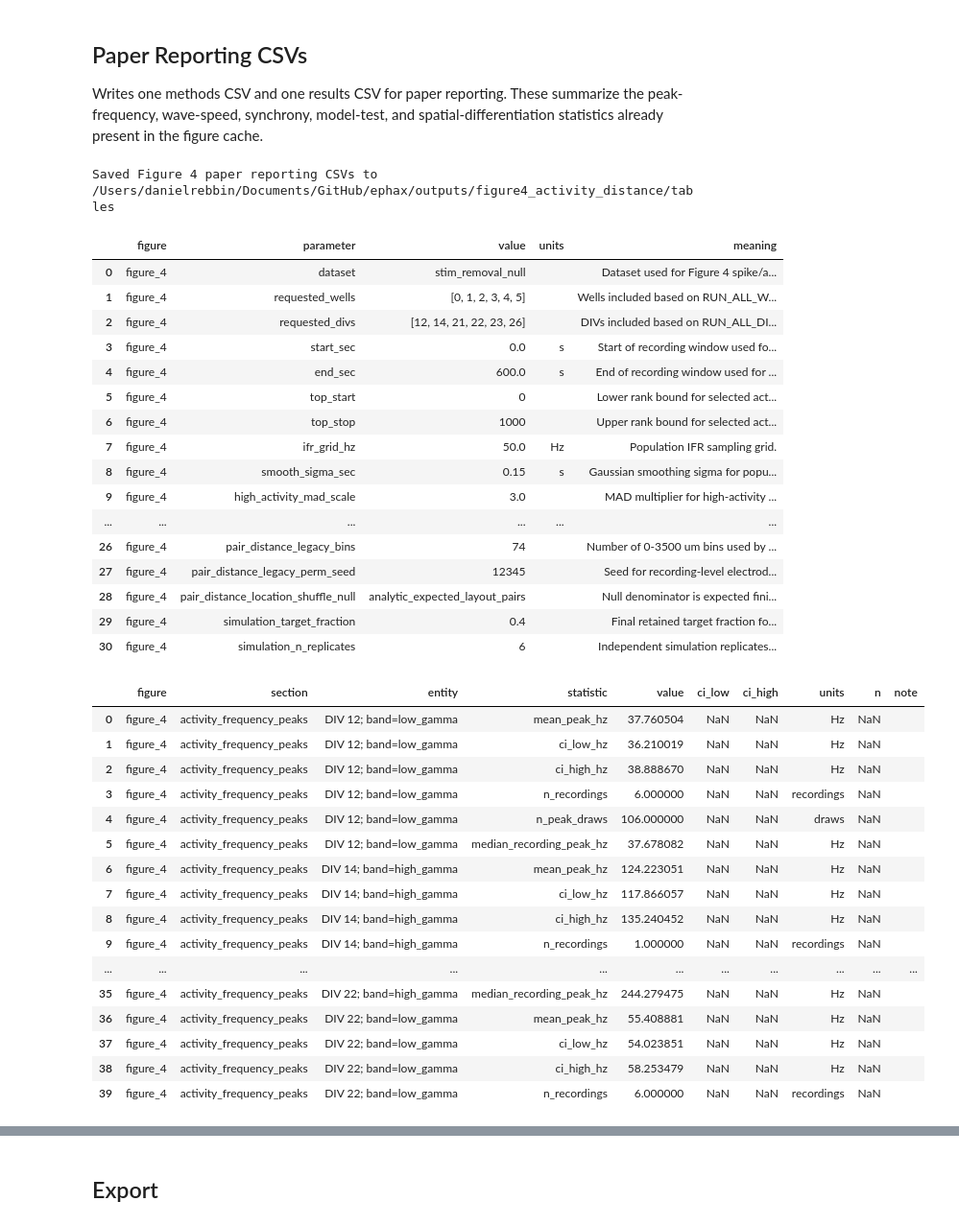
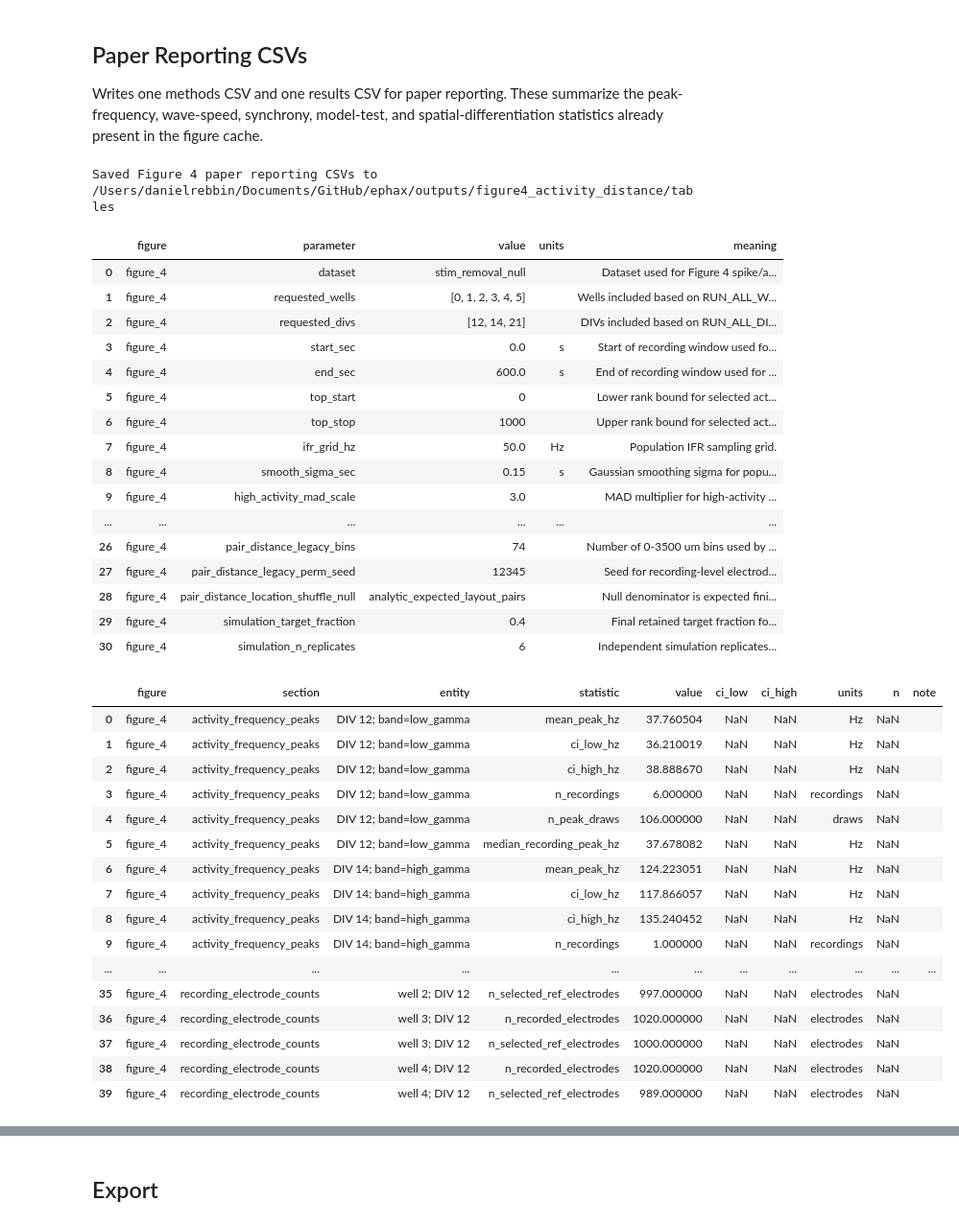
Before and after one commit to dlrebbin98/ephax, a Jupyter notebook: Notebooks/figure_4_activity_distance_compilation.ipynb, the cells around one changed output, grey strips where cells are left out. Shown at 96% size. Drawn from its saved outputs; the diff is of its cells as text; code cells hidden in the pictures.

```diff
--- a/Notebooks/figure_4_activity_distance_compilation.ipynb
+++ b/Notebooks/figure_4_activity_distance_compilation.ipynb
@@ -224,6 +225,8 @@ def figure4_config_digest():
         "distance_bin_um": DISTANCE_BIN_UM,
         "sync_matrix_bin_ms": SYNC_MATRIX_BIN_MS,
         "sync_bootstrap_reps": SYNC_BOOTSTRAP_REPS,
+        "sync_hierarchical_bootstrap_reps": SYNC_HIERARCHICAL_BOOTSTRAP_REPS,
+        "sync_hierarchical_bootstrap_unit": "wells_then_recordings_then_recording_bootstrap_rows_v1",
         "sync_null_method": SYNC_NULL_METHOD,
         "sync_n_surrogates": SYNC_N_SURROGATES,
         "sync_random_seed": SYNC_RANDOM_SEED,
@@ -501,6 +504,10 @@ def load_figure4_cache():
     table_payload = load_figure4_tables_cache()
     if table_payload is not None:
         return table_payload
+    legacy_table_payload = supplement_payload_from_tables({})
+    if has_minimum_cached_results(legacy_table_payload):
+        print("Loaded legacy Figure 4 derived tables; current-schema synchrony/model tables will be regenerated as needed.")
+        return legacy_table_payload
     return None
 
 
@@ -2798,6 +2892,32 @@ figure4_panel_stats = figure_payload.get("figure4_panel_stats", pd.DataFrame())
 example_layout_grid_df = figure_payload.get("example_layout_grid_df", pd.DataFrame())
 example_kde_curve_df = figure_payload.get("example_kde_curve_df", pd.DataFrame())
 example_kde_peak_df = figure_payload.get("example_kde_peak_df", pd.DataFrame())
+
+sync_summary_current = (
+    isinstance(div_aggregate_synchrony, pd.DataFrame)
+    and not div_aggregate_synchrony.empty
+    and "ci_method" in div_aggregate_synchrony.columns
+    and div_aggregate_synchrony["ci_method"].fillna("").astype(str).eq("hierarchical_bootstrap_well_recording").all()
+    and "n_bootstrap" in div_aggregate_synchrony.columns
+    and int(pd.to_numeric(div_aggregate_synchrony["n_bootstrap"], errors="coerce").dropna().max()) == int(SYNC_HIERARCHICAL_BOOTSTRAP_REPS)
+)
+if not sync_summary_current:
+    print("Rebuilding Figure 4 synchrony aggregate with hierarchical well/recording bootstrap from cached synchrony rows...")
+    sync_payload = build_synchrony_payload()
+    figure_payload.update(sync_payload)
+    primary_distance_summary = figure_payload.get("primary_distance_summary", pd.DataFrame())
+    div_aggregate_synchrony = figure_payload.get("div_aggregate_synchrony", pd.DataFrame())
+    div_aggregate_bootstrap = figure_payload.get("div_aggregate_bootstrap", pd.DataFrame())
+    model_fit_by_div = pd.DataFrame()
+    model_fit_bootstrap = pd.DataFrame()
+    model_prediction_by_div = pd.DataFrame()
+    overall_burst_synchrony_by_div = pd.DataFrame()
+    figure4_panel_stats = pd.DataFrame()
+    figure_payload["model_fit_by_div"] = model_fit_by_div
+    figure_payload["model_fit_bootstrap"] = model_fit_bootstrap
+    figure_payload["model_prediction_by_div"] = model_prediction_by_div
+    figure_payload["overall_burst_synchrony_by_div"] = overall_burst_synchrony_by_div
+    figure_payload["figure4_panel_stats"] = figure4_panel_stats
 
 # Rebuild peak-band summaries only from the current within-recording bootstrap table.
 # Point-estimate peak rows are diagnostic and are not used as bootstrap input.
@@ -4526,7 +4710,10 @@ method_rows = [
 
 result_rows = []
 if not peak_band_summary_df.empty:
-    for _, row in peak_band_summary_df.iterrows():
+    _peak_report_df = peak_band_summary_df.copy()
+    if "div" in _peak_report_df:
+        _peak_report_df = _peak_report_df[_peak_report_df["div"].astype(int).isin([int(v) for v in REQUESTED_DIVS])].copy()
+    for _, row in _peak_report_df.iterrows():
         entity = f"DIV {int(row['div'])}; band={row['band']}"
         for col, units in {
             "mean_peak_hz": "Hz", "ci_low_hz": "Hz", "ci_high_hz": "Hz", "n_recordings": "recordings", "n_peak_draws": "draws",
@@ -4632,39 +4819,39 @@ display(figure4_results_df.head(40))
 # %% [output]
 Saved Figure 4 paper reporting CSVs to /Users/danielrebbin/Documents/GitHub/ephax/outputs/figure4_activity_distance/tables
 |  | figure | parameter | value | units | meaning |
 | 0 | figure_4 | dataset | stim_removal_null |  | Dataset used for Figure 4 spike/a... |
 | 1 | figure_4 | requested_wells | [0, 1, 2, 3, 4, 5] |  | Wells included based on RUN_ALL_W... |
-| 2 | figure_4 | requested_divs | [12, 14, 21, 22, 23, 26] |  | DIVs included based on RUN_ALL_DI... |
+| 2 | figure_4 | requested_divs | [12, 14, 21] |  | DIVs included based on RUN_ALL_DI... |
 | 3 | figure_4 | start_sec | 0.0 | s | Start of recording window used fo... |
 | 4 | figure_4 | end_sec | 600.0 | s | End of recording window used for ... |
 | 5 | figure_4 | top_start | 0 |  | Lower rank bound for selected act... |
 | 6 | figure_4 | top_stop | 1000 |  | Upper rank bound for selected act... |
 | 7 | figure_4 | ifr_grid_hz | 50.0 | Hz | Population IFR sampling grid. |
 | 8 | figure_4 | smooth_sigma_sec | 0.15 | s | Gaussian smoothing sigma for popu... |
 | 9 | figure_4 | high_activity_mad_scale | 3.0 |  | MAD multiplier for high-activity ... |
 | ... | ... | ... | ... | ... | ... |
 | 26 | figure_4 | pair_distance_legacy_bins | 74 |  | Number of 0-3500 um bins used by ... |
 | 27 | figure_4 | pair_distance_legacy_perm_seed | 12345 |  | Seed for recording-level electrod... |
 | 28 | figure_4 | pair_distance_location_shuffle_null | analytic_expected_layout_pairs |  | Null denominator is expected fini... |
 | 29 | figure_4 | simulation_target_fraction | 0.4 |  | Final retained target fraction fo... |
 | 30 | figure_4 | simulation_n_replicates | 6 |  | Independent simulation replicates... |
 |  | figure | section | entity | statistic | value | ci_low | ci_high | units | n | note |
 | 0 | figure_4 | activity_frequency_peaks | DIV 12; band=low_gamma | mean_peak_hz | 37.760504 | NaN | NaN | Hz | NaN |  |
 | 1 | figure_4 | activity_frequency_peaks | DIV 12; band=low_gamma | ci_low_hz | 36.210019 | NaN | NaN | Hz | NaN |  |
 | 2 | figure_4 | activity_frequency_peaks | DIV 12; band=low_gamma | ci_high_hz | 38.888670 | NaN | NaN | Hz | NaN |  |
 | 3 | figure_4 | activity_frequency_peaks | DIV 12; band=low_gamma | n_recordings | 6.000000 | NaN | NaN | recordings | NaN |  |
 | 4 | figure_4 | activity_frequency_peaks | DIV 12; band=low_gamma | n_peak_draws | 106.000000 | NaN | NaN | draws | NaN |  |
 | 5 | figure_4 | activity_frequency_peaks | DIV 12; band=low_gamma | median_recording_peak_hz | 37.678082 | NaN | NaN | Hz | NaN |  |
 | 6 | figure_4 | activity_frequency_peaks | DIV 14; band=high_gamma | mean_peak_hz | 124.223051 | NaN | NaN | Hz | NaN |  |
 | 7 | figure_4 | activity_frequency_peaks | DIV 14; band=high_gamma | ci_low_hz | 117.866057 | NaN | NaN | Hz | NaN |  |
 | 8 | figure_4 | activity_frequency_peaks | DIV 14; band=high_gamma | ci_high_hz | 135.240452 | NaN | NaN | Hz | NaN |  |
 | 9 | figure_4 | activity_frequency_peaks | DIV 14; band=high_gamma | n_recordings | 1.000000 | NaN | NaN | recordings | NaN |  |
 | ... | ... | ... | ... | ... | ... | ... | ... | ... | ... | ... |
-| 35 | figure_4 | activity_frequency_peaks | DIV 22; band=high_gamma | median_recording_peak_hz | 244.279475 | NaN | NaN | Hz | NaN |  |
-| 36 | figure_4 | activity_frequency_peaks | DIV 22; band=low_gamma | mean_peak_hz | 55.408881 | NaN | NaN | Hz | NaN |  |
-| 37 | figure_4 | activity_frequency_peaks | DIV 22; band=low_gamma | ci_low_hz | 54.023851 | NaN | NaN | Hz | NaN |  |
-| 38 | figure_4 | activity_frequency_peaks | DIV 22; band=low_gamma | ci_high_hz | 58.253479 | NaN | NaN | Hz | NaN |  |
-| 39 | figure_4 | activity_frequency_peaks | DIV 22; band=low_gamma | n_recordings | 6.000000 | NaN | NaN | recordings | NaN |  |
+| 35 | figure_4 | recording_electrode_counts | well 2; DIV 12 | n_selected_ref_electrodes | 997.000000 | NaN | NaN | electrodes | NaN |  |
+| 36 | figure_4 | recording_electrode_counts | well 3; DIV 12 | n_recorded_electrodes | 1020.000000 | NaN | NaN | electrodes | NaN |  |
+| 37 | figure_4 | recording_electrode_counts | well 3; DIV 12 | n_selected_ref_electrodes | 1000.000000 | NaN | NaN | electrodes | NaN |  |
+| 38 | figure_4 | recording_electrode_counts | well 4; DIV 12 | n_recorded_electrodes | 1020.000000 | NaN | NaN | electrodes | NaN |  |
+| 39 | figure_4 | recording_electrode_counts | well 4; DIV 12 | n_selected_ref_electrodes | 989.000000 | NaN | NaN | electrodes | NaN |  |
 # %%
 
 def draw_example_layout_div_panel(data, axes, **options):
```
Also changed, not shown: parts of 11 cells of this notebook, 23 other files.
